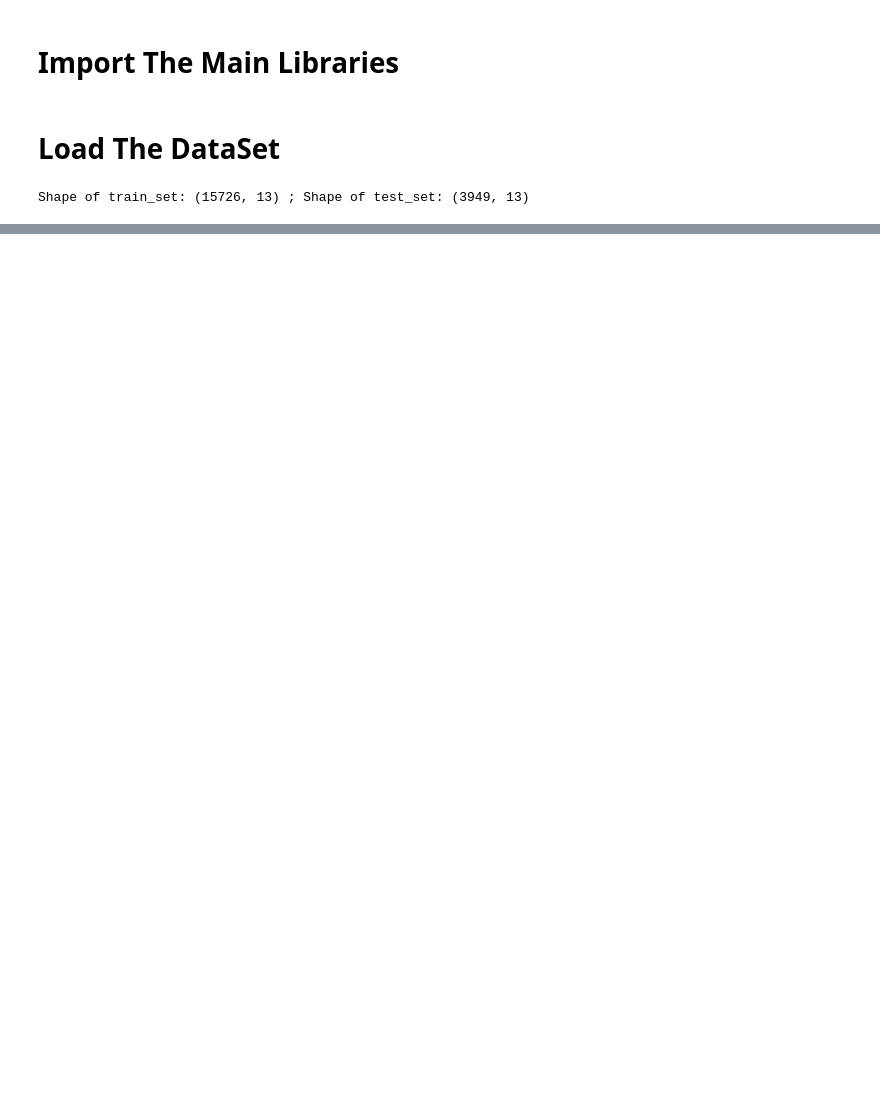
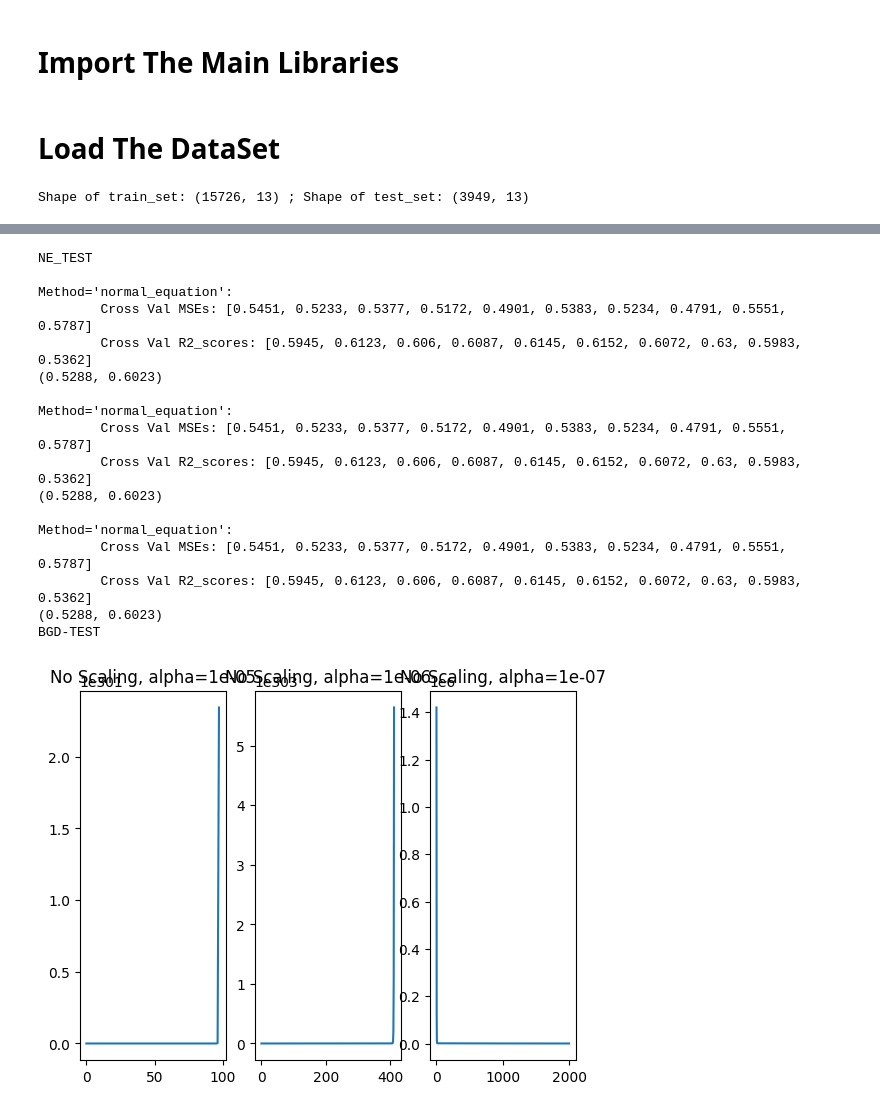
Before and after one commit to Motion115/ML-Labs, a Jupyter notebook: lab1/myRegression.ipynb, the cells around one changed output, grey strips where cells are left out. Saved outputs shown, nothing was run; the diff lists cells and outputs as text; code cells hidden in the pictures; blank space fills up the shorter version.

```diff
--- a/lab1/myRegression.ipynb
+++ b/lab1/myRegression.ipynb
@@ -144,7 +145,7 @@ def compare_training_method(model, x, y):
     """结论：在波士顿房价数据集下，正规方程法最快且效果好，正则化效果会不稳定"""
     methods, scores = ['normal_equation', 'gradient_descent', 'normal_equation_reg', 'gradient_descent_reg'], []
     for method in methods:
-        score = cross_val_score(model, x, y, n_splits=5, fit_method=method, image_show=False)
+        score = cross_val_score(model, x, y, n_splits=10, fit_method=method, image_show=False)
         scores.append(score)
     print('\n\nAverage Score (MSE_Loss, R2_score): ')
     print(dict(zip(methods, scores)))
@@ -175,21 +176,21 @@ def feature_scaling_test(model, x, y):
     for alpha in alphas:
         losses.append(model.fitGradientDescent(train_x, train_y, alpha=alpha))
         plt.subplot(130+len(losses))
-        plt.plot(range(20000), losses[-1])
+        plt.plot(range(2000), losses[-1])
         plt.title('No Scaling'+', alpha={}'.format(alpha))
     plt.show()
 
     # 进行标准化、归一化
     alphas = [1e-2, 5e-3, 1e-3, 5e-4, 1e-4]
-    ymaxs = [200, 250, 300, 450, 500]
+    ymaxs = [20, 25, 30, 45, 50]
     losses = []
     for i, alpha in enumerate(alphas):
         for d in [data2, data3]:
             train_x, test_x, train_y, test_y = train_test_split(d, y, test_size=0.25, random_state=1)
             losses.append(model.fitGradientDescent(train_x, train_y, alpha=alpha))
         plt.subplot(151+i)
-        plt.plot(range(20000), losses[-1], label='Standard')
-        plt.plot(range(20000), losses[-2], label='MinMax')
+        plt.plot(range(2000), losses[-1], label='Standard')
+        plt.plot(range(2000), losses[-2], label='MinMax')
         plt.ylim((-1, ymaxs[i]))
         plt.legend()
         plt.xlabel('iters')
@@ -330,0 +310,3 @@ KeyboardInterrupt:
+# %%
+print("=====Compare=====\n")
+compare_training_method(lr, scaling_data, target)
@@ -330,0 +331,21 @@ KeyboardInterrupt:
+# %%
+feature_scaling_test(lr, data, target)
+# %% [output]
+NE_TEST
+
+Method='normal_equation':
+        Cross Val MSEs: [0.5451, 0.5233, 0.5377, 0.5172, 0.4901, 0.5383, 0.5234, 0.4791, 0.5551, 0.5787]
+        Cross Val R2_scores: [0.5945, 0.6123, 0.606, 0.6087, 0.6145, 0.6152, 0.6072, 0.63, 0.5983, 0.5362]
+(0.5288, 0.6023)
+
+Method='normal_equation':
+        Cross Val MSEs: [0.5451, 0.5233, 0.5377, 0.5172, 0.4901, 0.5383, 0.5234, 0.4791, 0.5551, 0.5787]
+        Cross Val R2_scores: [0.5945, 0.6123, 0.606, 0.6087, 0.6145, 0.6152, 0.6072, 0.63, 0.5983, 0.5362]
+(0.5288, 0.6023)
+
+Method='normal_equation':
+        Cross Val MSEs: [0.5451, 0.5233, 0.5377, 0.5172, 0.4901, 0.5383, 0.5234, 0.4791, 0.5551, 0.5787]
+        Cross Val R2_scores: [0.5945, 0.6123, 0.606, 0.6087, 0.6145, 0.6152, 0.6072, 0.63, 0.5983, 0.5362]
+(0.5288, 0.6023)
+BGD-TEST
+[figure, added]
```
Also changed, not shown: parts of 8 cells of this notebook, 3 other files.
